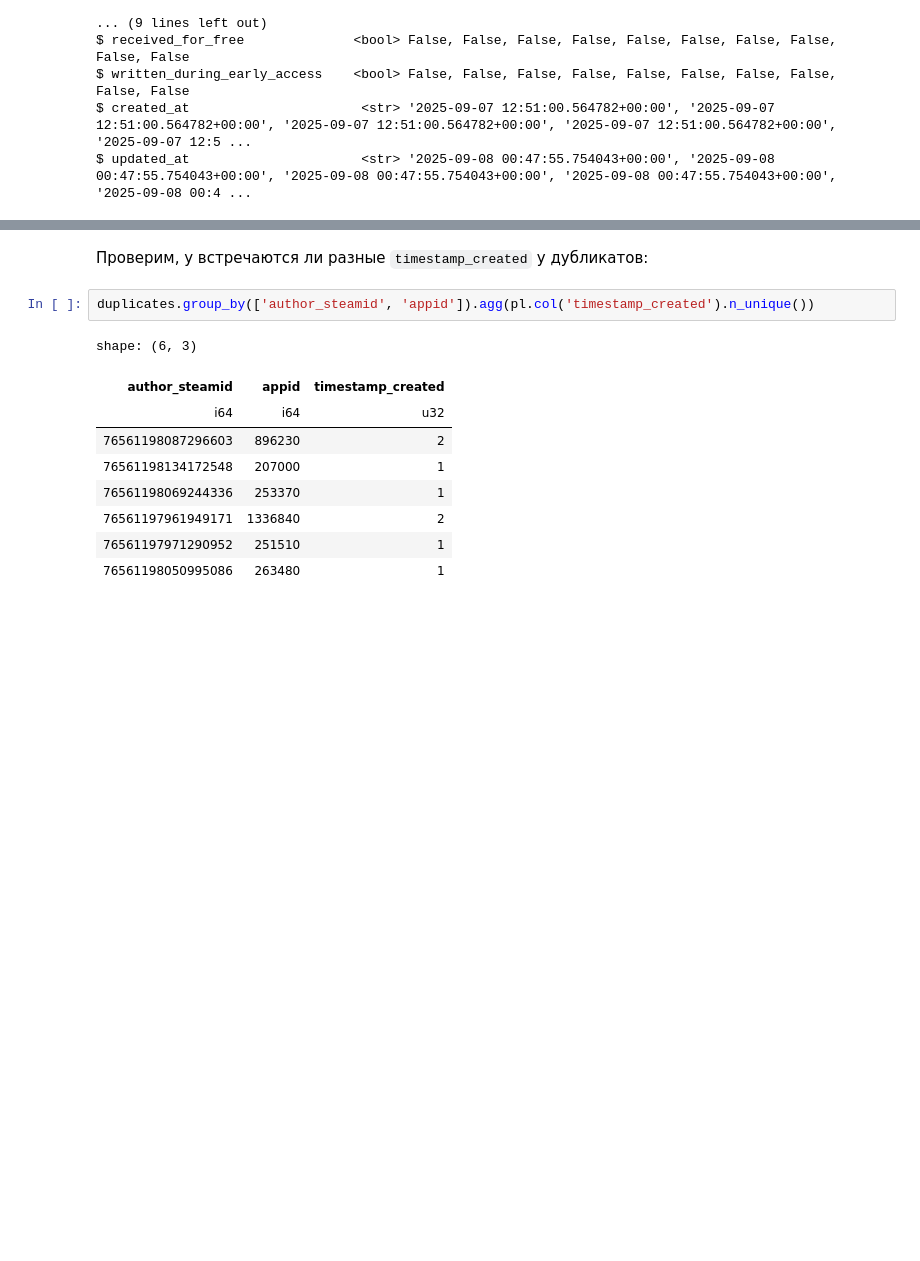
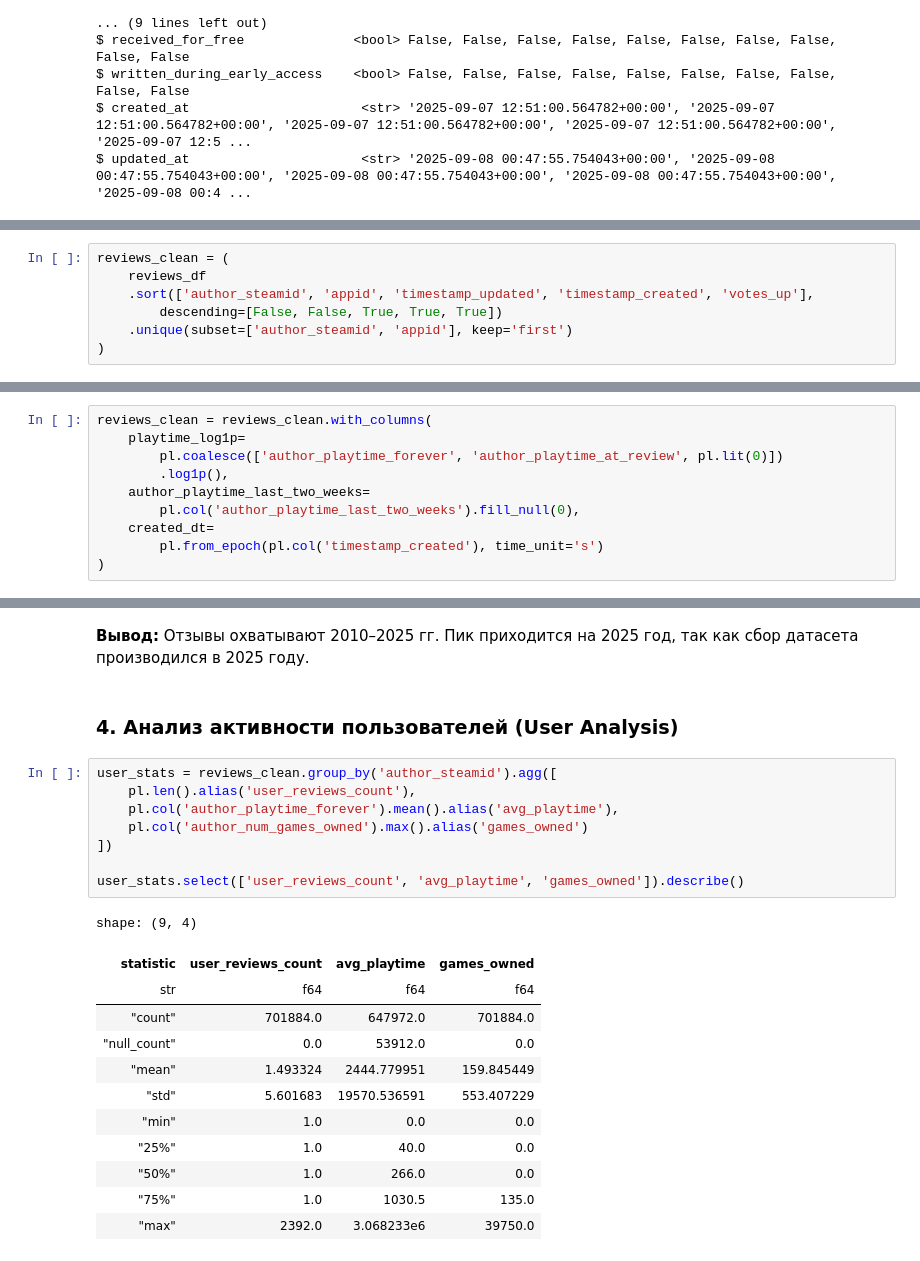
Before and after one commit to Alexander8841/steam-game-recsys, a Jupyter notebook: notebooks/02_reviews_eda_and_preprocessing.ipynb, the cells around one changed output, grey strips where cells are left out. Cells and saved outputs as stored; diff of their text form; blank space fills up the shorter version.

Commit message:
complete reviews EDA and preprocessing (notebook 02)

```diff
--- a/notebooks/02_reviews_eda_and_preprocessing.ipynb
+++ b/notebooks/02_reviews_eda_and_preprocessing.ipynb
@@ -101,0 +124,7 @@ print(f"Некорректных значений playtime: {len(invalid_playtim
+# %%
+reviews_clean = (
+    reviews_df
+    .sort(['author_steamid', 'appid', 'timestamp_updated', 'timestamp_created', 'votes_up'],
+        descending=[False, False, True, True, True])
+    .unique(subset=['author_steamid', 'appid'], keep='first')
+)
@@ -102 +151,11 @@ print(f"Некорректных значений playtime: {len(invalid_playtim
+# %%
+reviews_clean = reviews_clean.with_columns(
+    playtime_log1p=
+        pl.coalesce(['author_playtime_forever', 'author_playtime_at_review', pl.lit(0)])
+        .log1p(),
+    author_playtime_last_two_weeks=
+        pl.col('author_playtime_last_two_weeks').fill_null(0),
+    created_dt=
+        pl.from_epoch(pl.col('timestamp_created'), time_unit='s')
+)
 # %% [markdown]
@@ -122,15 +206,26 @@ shape: (14, 23)
 # %% [markdown]
-Проверим, у встречаются ли разные `timestamp_created` у дубликатов:
+**Вывод:** Отзывы охватывают 2010–2025 гг. Пик приходится на 2025 год, так как сбор датасета производился в 2025 году.
+# %% [markdown]
+### 4. Анализ активности пользователей (User Analysis)
 # %%
-duplicates.group_by(['author_steamid', 'appid']).agg(pl.col('timestamp_created').n_unique())
+user_stats = reviews_clean.group_by('author_steamid').agg([
+    pl.len().alias('user_reviews_count'),
+    pl.col('author_playtime_forever').mean().alias('avg_playtime'),
+    pl.col('author_num_games_owned').max().alias('games_owned')
+])
+
+user_stats.select(['user_reviews_count', 'avg_playtime', 'games_owned']).describe()
 # %% [output]
-shape: (6, 3)
+shape: (9, 4)
-| author_steamid | appid | timestamp_created |
-| i64 | i64 | u32 |
-| 76561198087296603 | 896230 | 2 |
-| 76561198134172548 | 207000 | 1 |
-| 76561198069244336 | 253370 | 1 |
-| 76561197961949171 | 1336840 | 2 |
-| 76561197971290952 | 251510 | 1 |
-| 76561198050995086 | 263480 | 1 |
+| statistic | user_reviews_count | avg_playtime | games_owned |
+| str | f64 | f64 | f64 |
+| "count" | 701884.0 | 647972.0 | 701884.0 |
+| "null_count" | 0.0 | 53912.0 | 0.0 |
+| "mean" | 1.493324 | 2444.779951 | 159.845449 |
+| "std" | 5.601683 | 19570.536591 | 553.407229 |
+| "min" | 1.0 | 0.0 | 0.0 |
+| "25%" | 1.0 | 40.0 | 0.0 |
+| "50%" | 1.0 | 266.0 | 0.0 |
+| "75%" | 1.0 | 1030.5 | 135.0 |
+| "max" | 2392.0 | 3.068233e6 | 39750.0 |
 # %% [markdown]
```
Also changed, not shown: parts of 37 cells of this notebook, 1 other file.
